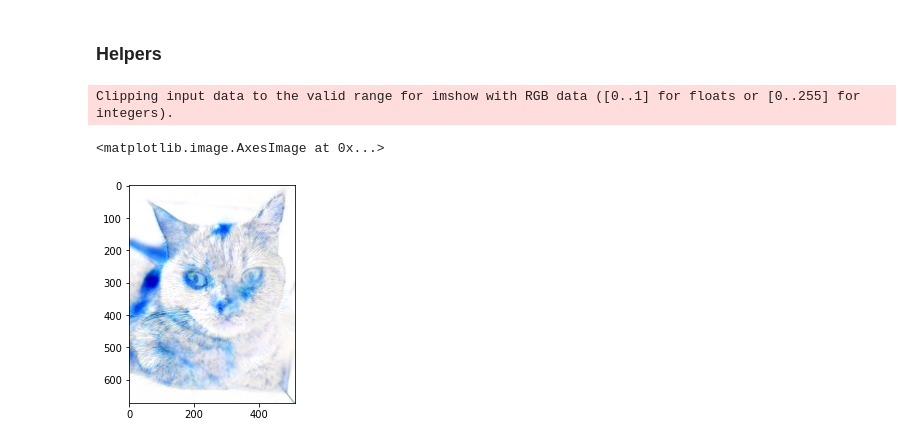
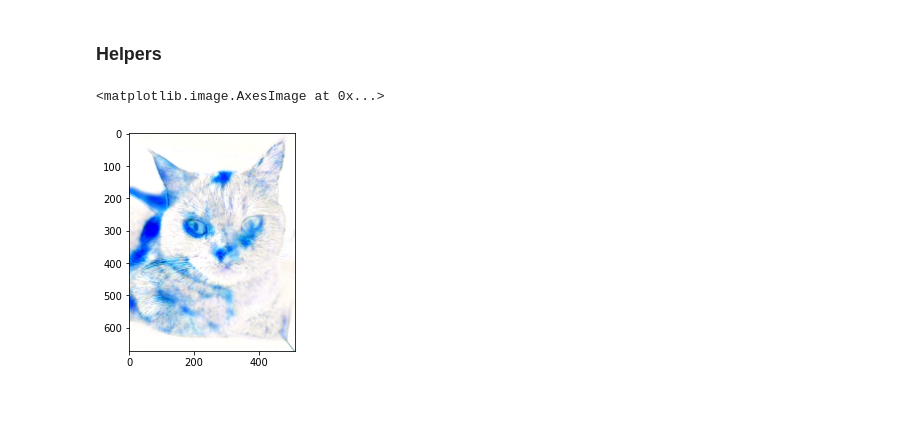
Before and after one commit to cvetty/iMuse, a Jupyter notebook: notebooks/WCT - Transfer.ipynb, the cells around one changed output. Drawn from its saved outputs; the diff is of its cells as text; code cells hidden in the pictures; blank space fills up the shorter version.

```diff
--- a/notebooks/WCT - Transfer.ipynb
+++ b/notebooks/WCT - Transfer.ipynb
@@ -377,45 +398,47 @@ class WaveletAE(Model):
     def call(self, inputs, trainable = False):
         x, skips, _ = self.encoder(inputs)
         output, _ = self.decoder(x, skips)
 
         return output
 
-    def transfer(self, content_img, style_img):
+    def transfer(self, content_img, style_img, encoder_transfer = True, skips_transfer = True, decoder_transfer = True, alpha = 1):
         style_features, style_skips = self.get_features(style_img)
-        x, content_skips, _ = self.encoder(content_img, style_features['encoder'])
+        x, content_skips, _ = self.encoder(content_img, style_features['encoder'] if encoder_transfer else None)
 
-        for key in content_skips.keys():
-            for i in range(3):
-                content_skips[key][0] = tf.map_fn(
-                    lambda x: wct(x[0], x[1]),
-                    (content_skips[key][0], style_skips[key][0]),
-                    dtype=tf.float32
-                )
+        if skips_transfer:
+            for key in content_skips.keys():
+                for i in range(3):
+                    content_skips[key][0] = tf.map_fn(
+                        lambda x: wct(x[0], x[1]),
+                        (content_skips[key][0], style_skips[key][0]),
+                        dtype=tf.float32
+                    )
 
-        out, _ = self.decoder(x, content_skips)
+        out, _ = self.decoder(x, content_skips, style_features['decoder'] if decoder_transfer else None)
+        out = tf.clip_by_value(out, 0, 1)
+
         return out
 
     def get_features(self, inputs):
         encoder_out, skips, encoder_feat = self.encoder(inputs)
         _, decoder_feat = self.decoder(encoder_out, skips)
 
         features = {
             'encoder': encoder_feat,
             'decoder': decoder_feat,
         }
 
         return features, skips
 
 test_img = tf.io.read_file('../assets/moli_content.jpg')
-test_img = tf.image.decode_image(test_img) / 255
+test_img = tf.image.decode_image(test_img, dtype=tf.float16)
 
 test_img_style = tf.io.read_file('../assets/moli_style.jpg')
-test_img_style = tf.image.decode_image(test_img_style) / 255
+test_img_style = tf.image.decode_image(test_img_style, dtype=tf.float16)
 
 wavelet_ae = WaveletAE()
 test_img_y = wavelet_ae.transfer(tf.expand_dims(test_img, 0), tf.expand_dims(test_img_style, 0))
 plt.imshow(test_img_y[0])
 # %% [output]
-Clipping input data to the valid range for imshow with RGB data ([0..1] for floats or [0..255] for integers).
+<matplotlib.image.AxesImage at 0x...>
-<matplotlib.image.AxesImage at 0x...>
-[figure, old version]
+[figure, new version]
```
Also changed, not shown: parts of 5 cells of this notebook, 6 other files.
